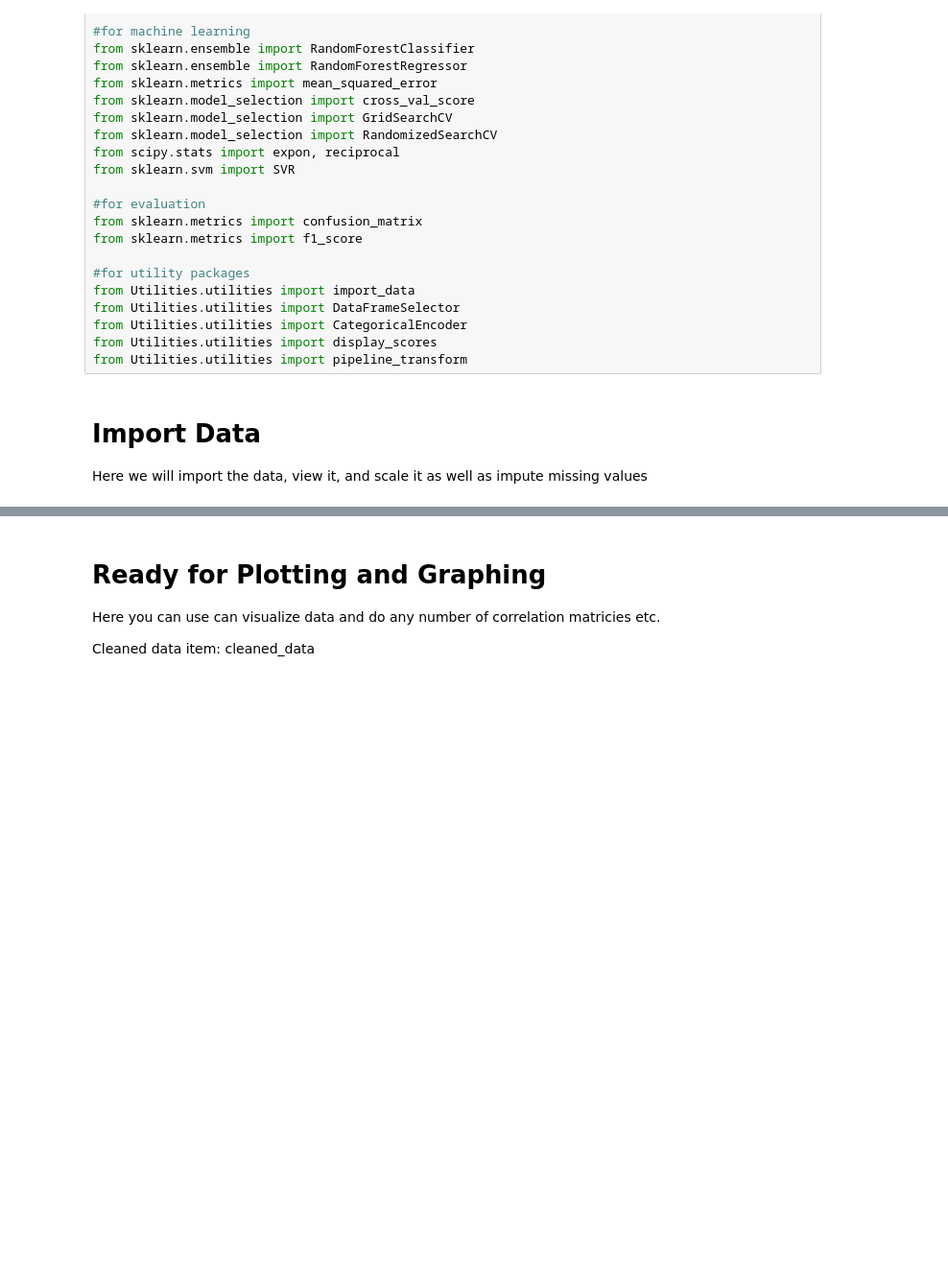
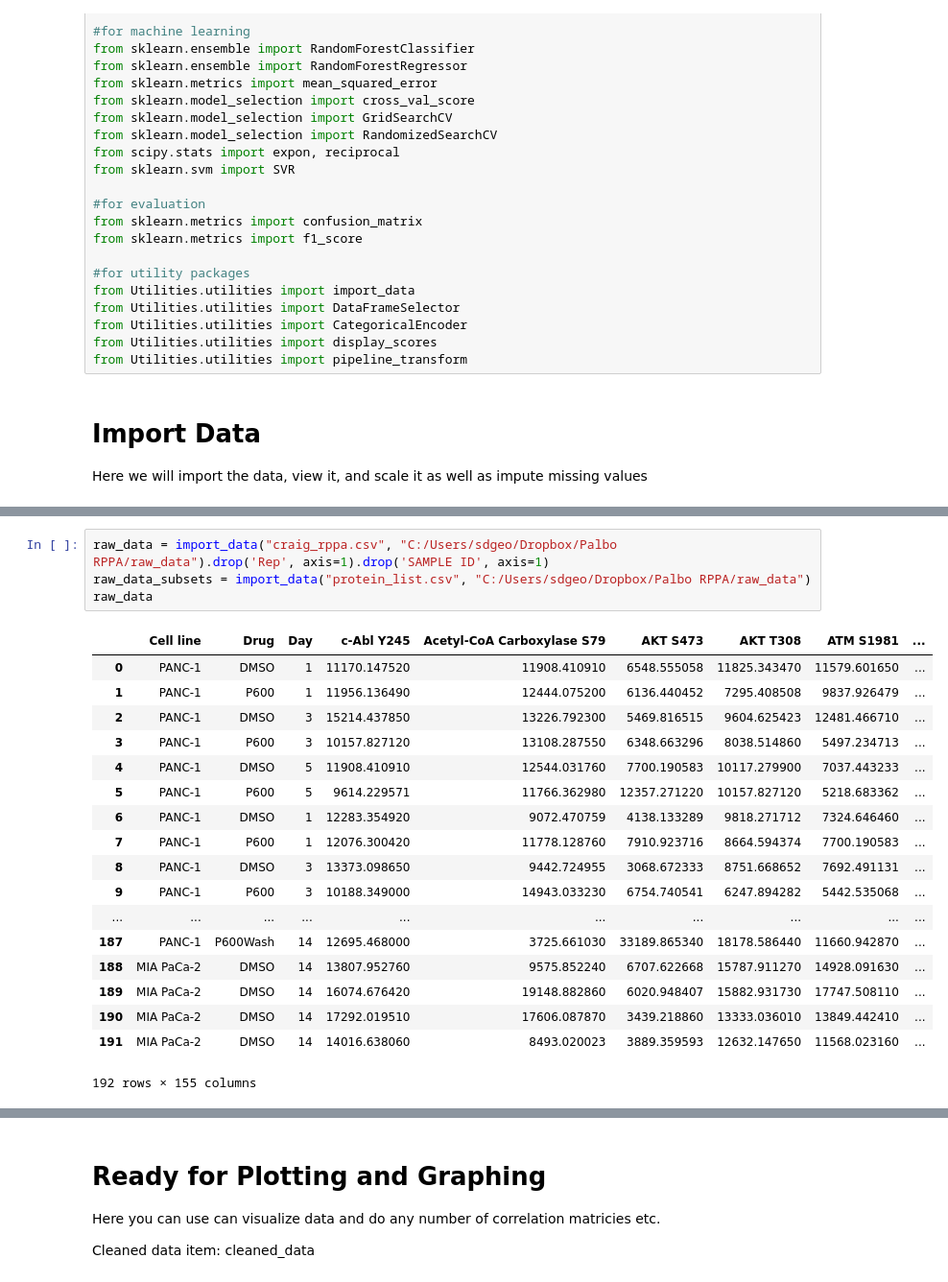
Before and after one commit to SamuelDGeorge/RPPA_Analysis, a Jupyter notebook: RPPA_Figures_Craig.ipynb, the cells around one changed output, grey strips where cells are left out. Shown at 96% size. Saved outputs shown, nothing was run; the diff lists cells and outputs as text; blank space fills up the shorter version.

```diff
--- a/RPPA_Figures_Craig.ipynb
+++ b/RPPA_Figures_Craig.ipynb
@@ -102,0 +46,23 @@ raw_data_KRAS
+# %%
+raw_data = import_data("craig_rppa.csv", "C:/Users/sdgeo/Dropbox/Palbo RPPA/raw_data").drop('Rep', axis=1).drop('SAMPLE ID', axis=1)
+raw_data_subsets = import_data("protein_list.csv", "C:/Users/sdgeo/Dropbox/Palbo RPPA/raw_data")
+raw_data
+# %% [output]
+|  | Cell line | Drug | Day | c-Abl Y245 | Acetyl-CoA Carboxylase S79 | AKT S473 | AKT T308 | ATM S1981 | ... |
+| 0 | PANC-1 | DMSO | 1 | 11170.147520 | 11908.410910 | 6548.555058 | 11825.343470 | 11579.601650 | ... |
+| 1 | PANC-1 | P600 | 1 | 11956.136490 | 12444.075200 | 6136.440452 | 7295.408508 | 9837.926479 | ... |
+| 2 | PANC-1 | DMSO | 3 | 15214.437850 | 13226.792300 | 5469.816515 | 9604.625423 | 12481.466710 | ... |
+| 3 | PANC-1 | P600 | 3 | 10157.827120 | 13108.287550 | 6348.663296 | 8038.514860 | 5497.234713 | ... |
+| 4 | PANC-1 | DMSO | 5 | 11908.410910 | 12544.031760 | 7700.190583 | 10117.279900 | 7037.443233 | ... |
+| 5 | PANC-1 | P600 | 5 | 9614.229571 | 11766.362980 | 12357.271220 | 10157.827120 | 5218.683362 | ... |
+| 6 | PANC-1 | DMSO | 1 | 12283.354920 | 9072.470759 | 4138.133289 | 9818.271712 | 7324.646460 | ... |
+| 7 | PANC-1 | P600 | 1 | 12076.300420 | 11778.128760 | 7910.923716 | 8664.594374 | 7700.190583 | ... |
+| 8 | PANC-1 | DMSO | 3 | 13373.098650 | 9442.724955 | 3068.672333 | 8751.668652 | 7692.491131 | ... |
+| 9 | PANC-1 | P600 | 3 | 10188.349000 | 14943.033230 | 6754.740541 | 6247.894282 | 5442.535068 | ... |
+| ... | ... | ... | ... | ... | ... | ... | ... | ... | ... |
+| 187 | PANC-1 | P600Wash | 14 | 12695.468000 | 3725.661030 | 33189.865340 | 18178.586440 | 11660.942870 | ... |
+| 188 | MIA PaCa-2 | DMSO | 14 | 13807.952760 | 9575.852240 | 6707.622668 | 15787.911270 | 14928.091630 | ... |
+| 189 | MIA PaCa-2 | DMSO | 14 | 16074.676420 | 19148.882860 | 6020.948407 | 15882.931730 | 17747.508110 | ... |
+| 190 | MIA PaCa-2 | DMSO | 14 | 17292.019510 | 17606.087870 | 3439.218860 | 13333.036010 | 13849.442410 | ... |
+| 191 | MIA PaCa-2 | DMSO | 14 | 14016.638060 | 8493.020023 | 3889.359593 | 12632.147650 | 11568.023160 | ... |
+192 rows × 155 columns
```
Also changed, not shown: parts of 9 cells of this notebook.
